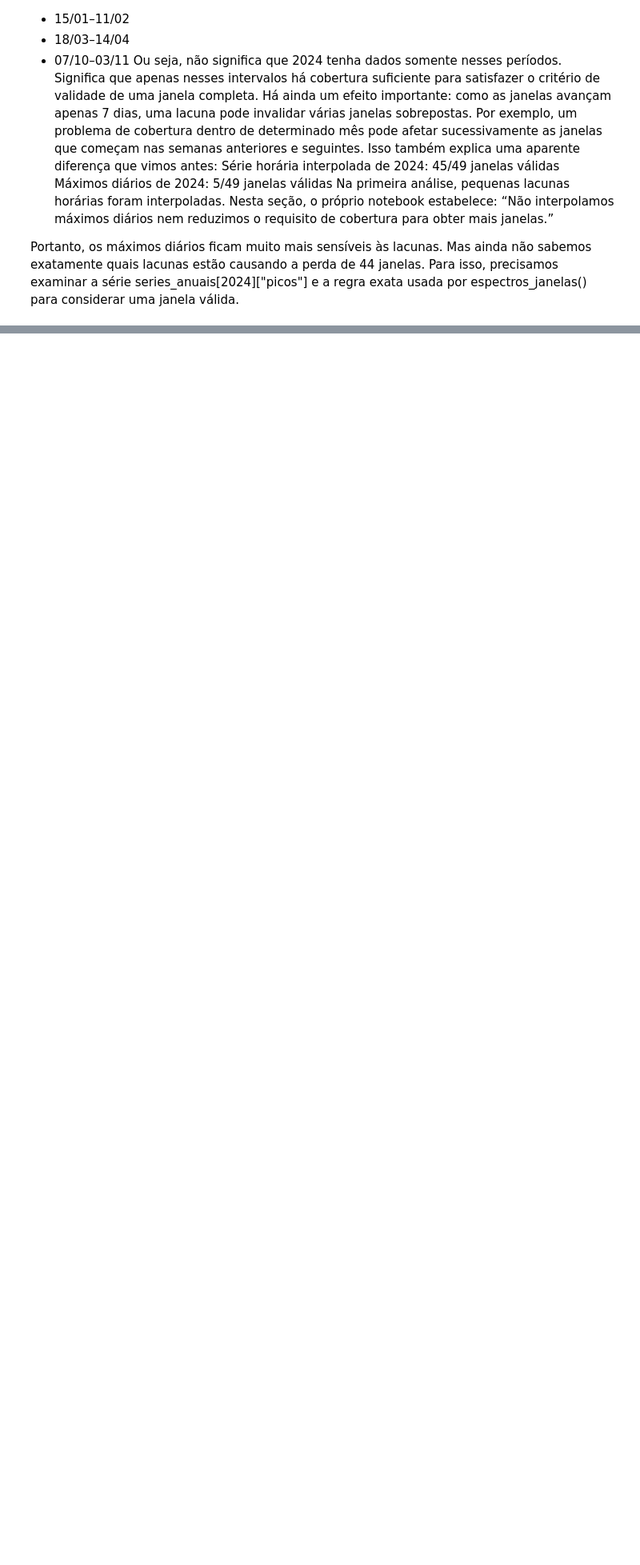
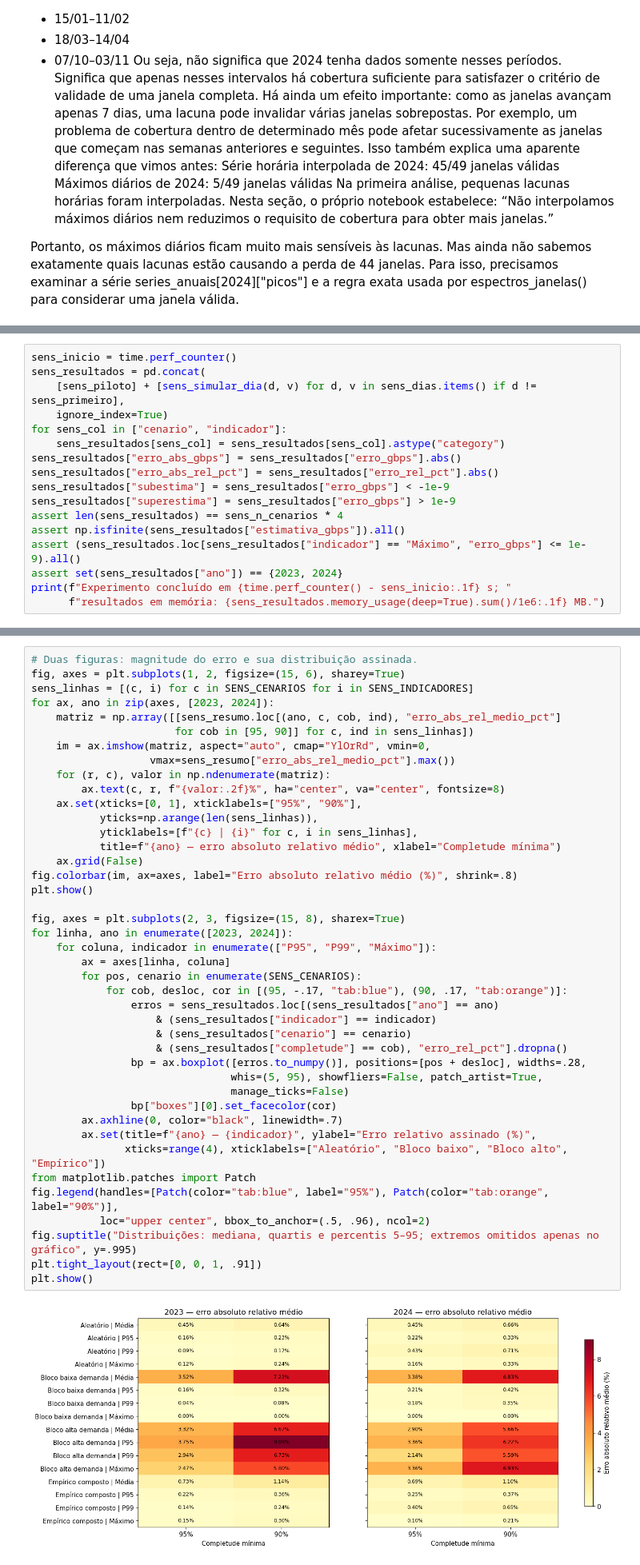
Before and after one commit to chmillan/mba-ai-usp, a Jupyter notebook: monograph/notebooks/03a_daily_completeness_sensitivity.ipynb, the cells around one changed output, grey strips where cells are left out. Shown at 80% size. Saved outputs shown, nothing was run; the diff lists cells and outputs as text; blank space fills up the shorter version.

```diff
--- a/monograph/notebooks/03a_daily_completeness_sensitivity.ipynb
+++ b/monograph/notebooks/03a_daily_completeness_sensitivity.ipynb
@@ -1108,0 +1314,17 @@ Mas ainda não sabemos exatamente quais lacunas estão causando a perda de 44 ja
+# %%
+sens_inicio = time.perf_counter()
+sens_resultados = pd.concat(
+    [sens_piloto] + [sens_simular_dia(d, v) for d, v in sens_dias.items() if d != sens_primeiro],
+    ignore_index=True)
+for sens_col in ["cenario", "indicador"]:
+    sens_resultados[sens_col] = sens_resultados[sens_col].astype("category")
+sens_resultados["erro_abs_gbps"] = sens_resultados["erro_gbps"].abs()
+sens_resultados["erro_abs_rel_pct"] = sens_resultados["erro_rel_pct"].abs()
+sens_resultados["subestima"] = sens_resultados["erro_gbps"] < -1e-9
+sens_resultados["superestima"] = sens_resultados["erro_gbps"] > 1e-9
+assert len(sens_resultados) == sens_n_cenarios * 4
+assert np.isfinite(sens_resultados["estimativa_gbps"]).all()
+assert (sens_resultados.loc[sens_resultados["indicador"] == "Máximo", "erro_gbps"] <= 1e-9).all()
+assert set(sens_resultados["ano"]) == {2023, 2024}
+print(f"Experimento concluído em {time.perf_counter() - sens_inicio:.1f} s; "
+      f"resultados em memória: {sens_resultados.memory_usage(deep=True).sum()/1e6:.1f} MB.")
@@ -1108,0 +1410,44 @@ Mas ainda não sabemos exatamente quais lacunas estão causando a perda de 44 ja
+# %%
+# Duas figuras: magnitude do erro e sua distribuição assinada.
+fig, axes = plt.subplots(1, 2, figsize=(15, 6), sharey=True)
+sens_linhas = [(c, i) for c in SENS_CENARIOS for i in SENS_INDICADORES]
+for ax, ano in zip(axes, [2023, 2024]):
+    matriz = np.array([[sens_resumo.loc[(ano, c, cob, ind), "erro_abs_rel_medio_pct"]
+                       for cob in [95, 90]] for c, ind in sens_linhas])
+    im = ax.imshow(matriz, aspect="auto", cmap="YlOrRd", vmin=0,
+                   vmax=sens_resumo["erro_abs_rel_medio_pct"].max())
+    for (r, c), valor in np.ndenumerate(matriz):
+        ax.text(c, r, f"{valor:.2f}%", ha="center", va="center", fontsize=8)
+    ax.set(xticks=[0, 1], xticklabels=["95%", "90%"],
+           yticks=np.arange(len(sens_linhas)),
+           yticklabels=[f"{c} | {i}" for c, i in sens_linhas],
+           title=f"{ano} — erro absoluto relativo médio", xlabel="Completude mínima")
+    ax.grid(False)
+fig.colorbar(im, ax=axes, label="Erro absoluto relativo médio (%)", shrink=.8)
+plt.show()
+
+fig, axes = plt.subplots(2, 3, figsize=(15, 8), sharex=True)
+for linha, ano in enumerate([2023, 2024]):
+    for coluna, indicador in enumerate(["P95", "P99", "Máximo"]):
+        ax = axes[linha, coluna]
+        for pos, cenario in enumerate(SENS_CENARIOS):
+            for cob, desloc, cor in [(95, -.17, "tab:blue"), (90, .17, "tab:orange")]:
+                erros = sens_resultados.loc[(sens_resultados["ano"] == ano)
+                    & (sens_resultados["indicador"] == indicador)
+                    & (sens_resultados["cenario"] == cenario)
+                    & (sens_resultados["completude"] == cob), "erro_rel_pct"].dropna()
+                bp = ax.boxplot([erros.to_numpy()], positions=[pos + desloc], widths=.28,
+                                whis=(5, 95), showfliers=False, patch_artist=True,
+                                manage_ticks=False)
+                bp["boxes"][0].set_facecolor(cor)
+        ax.axhline(0, color="black", linewidth=.7)
+        ax.set(title=f"{ano} — {indicador}", ylabel="Erro relativo assinado (%)",
+               xticks=range(4), xticklabels=["Aleatório", "Bloco baixo", "Bloco alto", "Empírico"])
+from matplotlib.patches import Patch
+fig.legend(handles=[Patch(color="tab:blue", label="95%"), Patch(color="tab:orange", label="90%")],
+           loc="upper center", bbox_to_anchor=(.5, .96), ncol=2)
+fig.suptitle("Distribuições: mediana, quartis e percentis 5–95; extremos omitidos apenas no gráfico", y=.995)
+plt.tight_layout(rect=[0, 0, 1, .91])
+plt.show()
+# %% [output]
+[figure, added]
```
Also changed, not shown: parts of 8 cells of this notebook, 1 other file.
